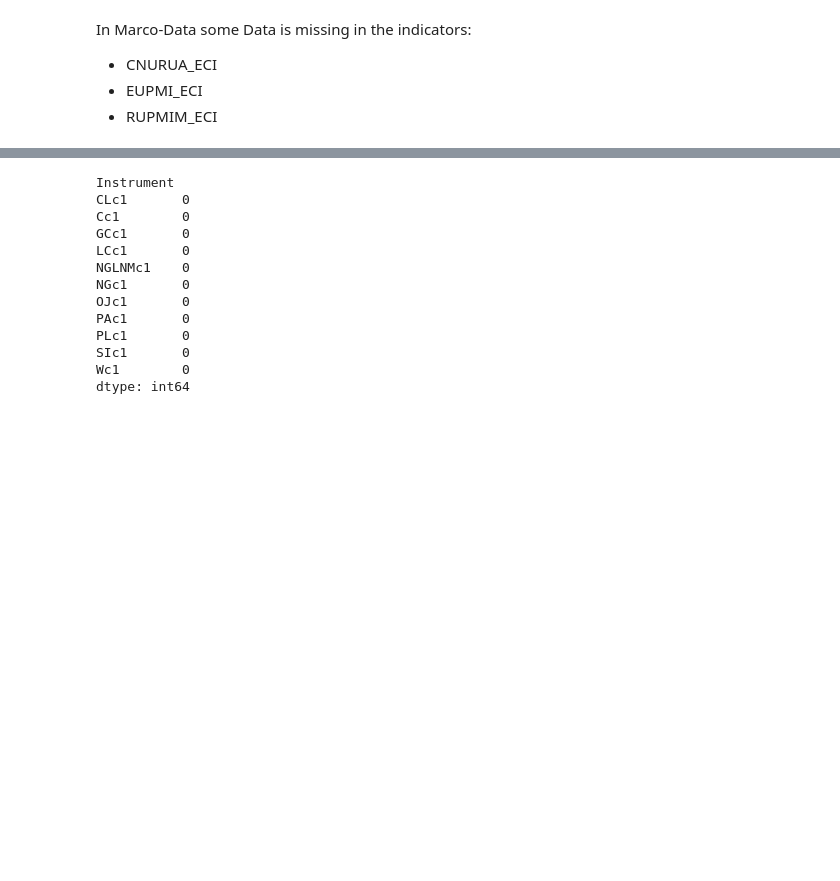
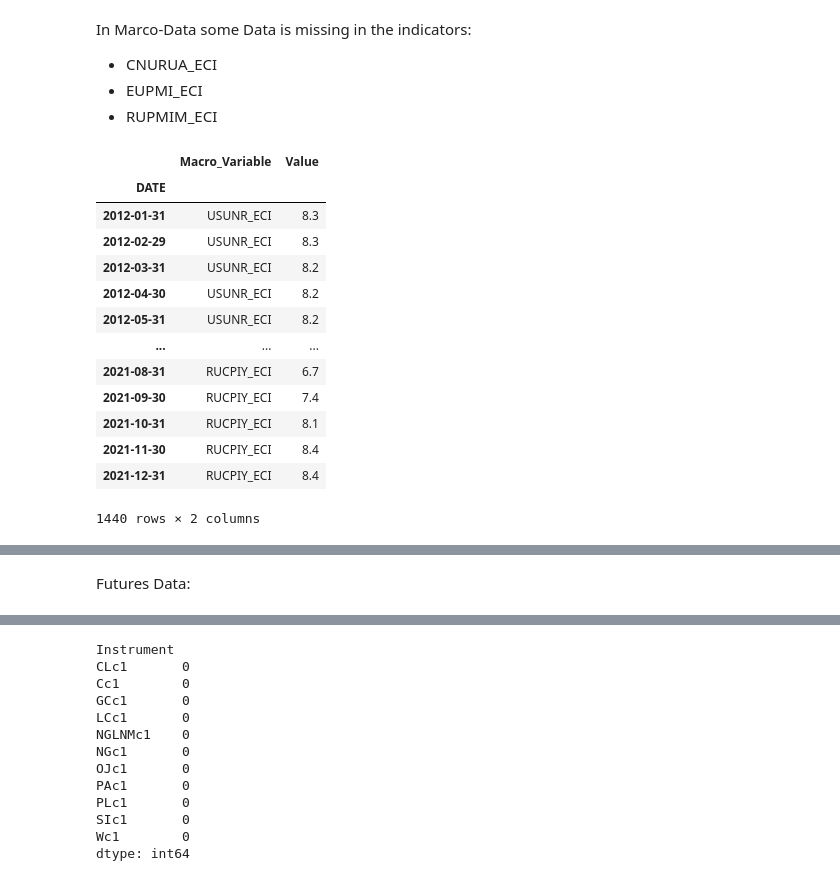
Before and after one commit to Liomat97/AQM, a Jupyter notebook: 2 Data Statistics.ipynb, the cells around one changed output, grey strips where cells are left out. Drawn from its saved outputs; the diff is of its cells as text; code cells hidden in the pictures; blank space fills up the shorter version.

Commit message:
clean

```diff
--- a/2 Data Statistics.ipynb
+++ b/2 Data Statistics.ipynb
@@ -136,4 +113,23 @@ In Marco-Data some Data is missing in the indicators:
 - CNURUA_ECI
 - EUPMI_ECI
 - RUPMIM_ECI
+# %%
+col_to_drop = ['CNURUA_ECI','EUPMI_ECI','RUPMIM_ECI']
+macro_clean = macro_raw[macro_raw.Macro_Variable.isin(col_to_drop) == False]
+macro_clean
+# %% [output]
+|  | Macro_Variable | Value |
+| DATE |  |  |
+| 2012-01-31 | USUNR_ECI | 8.3 |
+| 2012-02-29 | USUNR_ECI | 8.3 |
+| 2012-03-31 | USUNR_ECI | 8.2 |
+| 2012-04-30 | USUNR_ECI | 8.2 |
+| 2012-05-31 | USUNR_ECI | 8.2 |
+| ... | ... | ... |
+| 2021-08-31 | RUCPIY_ECI | 6.7 |
+| 2021-09-30 | RUCPIY_ECI | 7.4 |
+| 2021-10-31 | RUCPIY_ECI | 8.1 |
+| 2021-11-30 | RUCPIY_ECI | 8.4 |
+| 2021-12-31 | RUCPIY_ECI | 8.4 |
+1440 rows × 2 columns
 # %%
@@ -154,6 +150,8 @@ macro_raw_pivot
 | 2021-11-30 | 1.5 | 2.5 | 63.8 | 2.3 | 50.1 | 4.9 | 7.1 | 8.4 | ... |
 | 2021-12-31 | 1.5 | 2.4 | 64.2 | 1.5 | 50.3 | 5.0 | 7.0 | 8.4 | ... |
 120 rows × 12 columns
+# %% [markdown]
+Futures Data:
 # %%
 futures_raw_close_pivot.describe()
 # %% [output]
```
Also changed, not shown: parts of 7 cells of this notebook, 4 other files.
